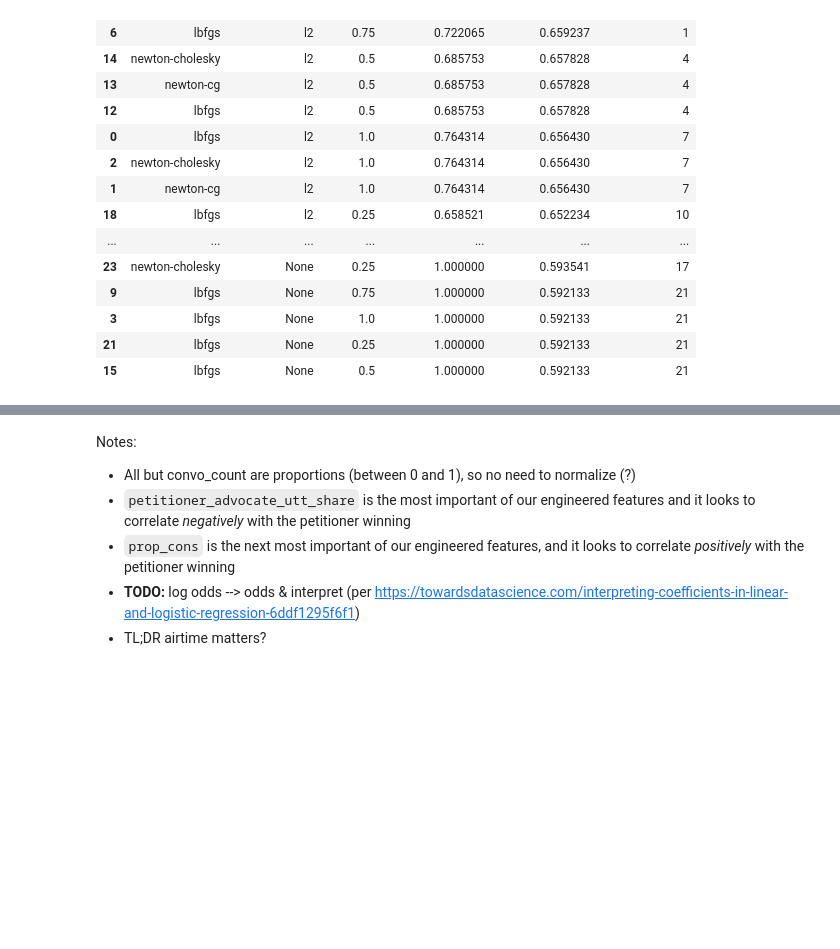
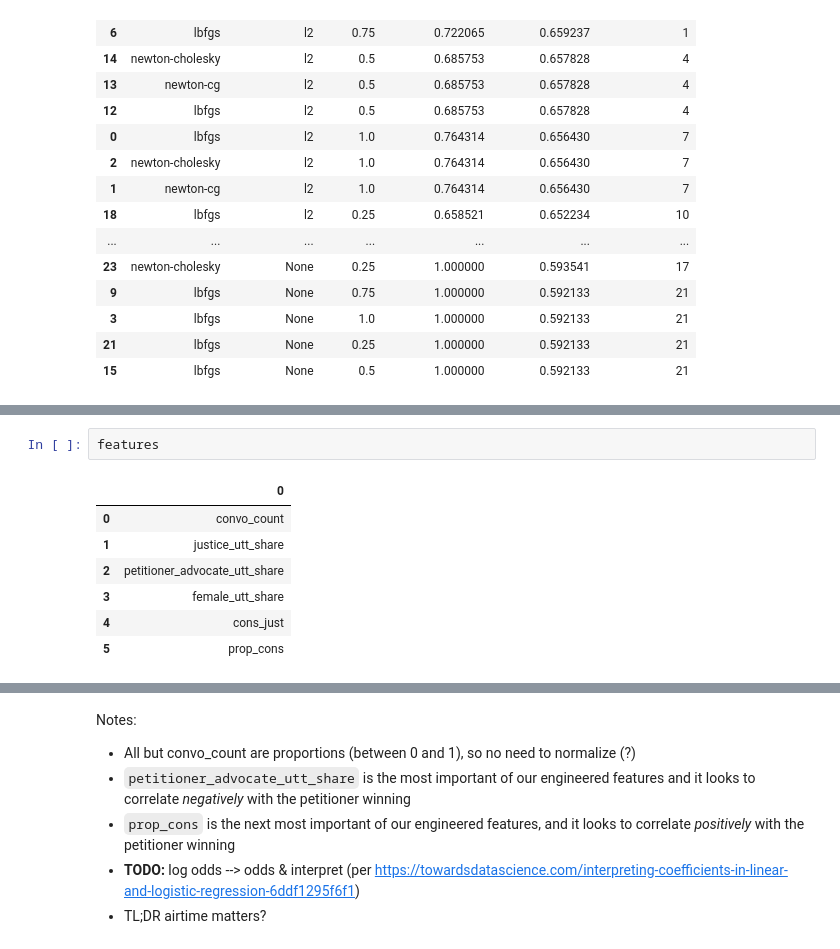
Before and after one commit to baueramari/team-supreme, a Jupyter notebook: explore_fv.ipynb, the cells around one changed output, grey strips where cells are left out. Cells and saved outputs as stored; diff of their text form; blank space fills up the shorter version.

```diff
--- a/explore_fv.ipynb
+++ b/explore_fv.ipynb
@@ -347,0 +294,10 @@ coefs
+# %%
+features
+# %% [output]
+|  | 0 |
+| 0 | convo_count |
+| 1 | justice_utt_share |
+| 2 | petitioner_advocate_utt_share |
+| 3 | female_utt_share |
+| 4 | cons_just |
+| 5 | prop_cons |
```
Also changed, not shown: parts of 5 cells of this notebook.
